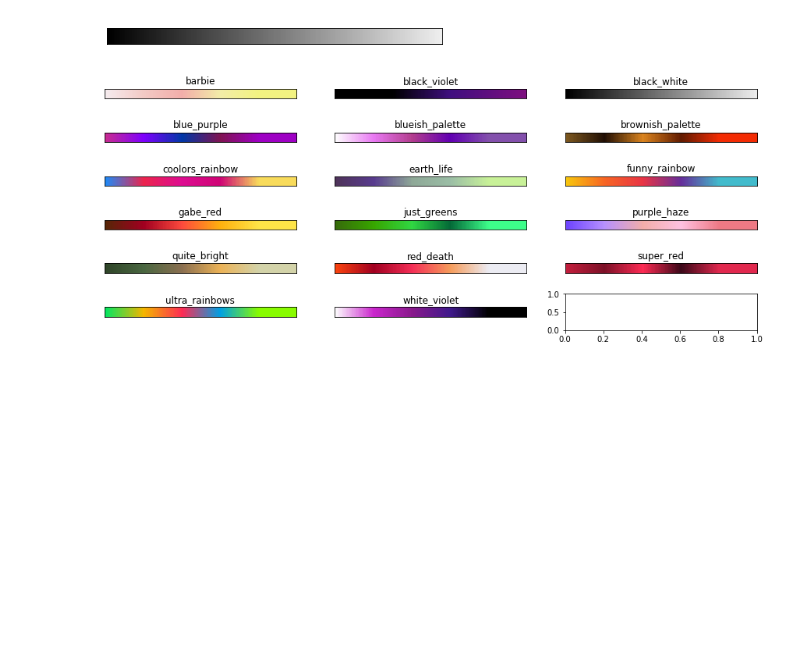
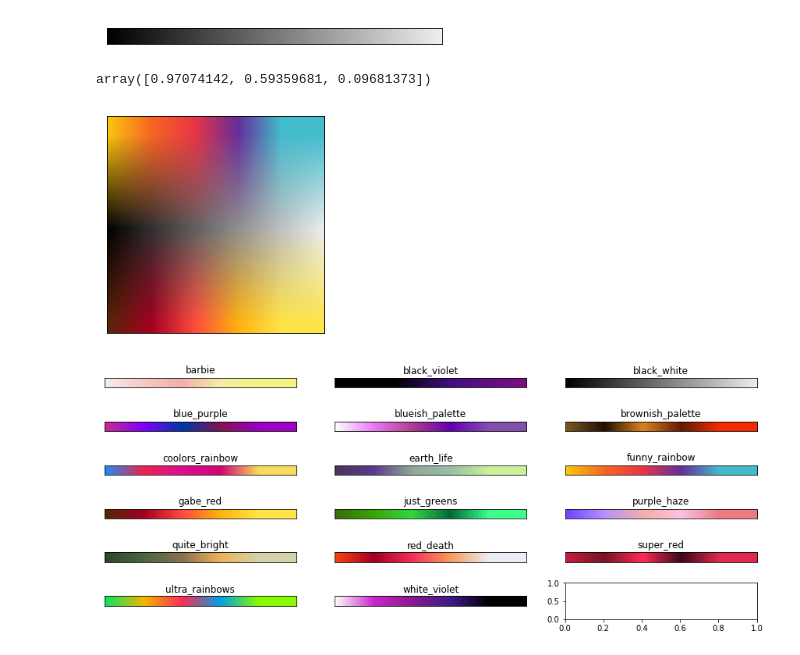
Before and after one commit to nuru-nu/moyo, a Jupyter notebook: notebooks/animations.ipynb, the cells around one changed output. Drawn from its saved outputs; the diff is of its cells as text; code cells hidden in the pictures; blank space fills up the shorter version.

Commit message:
Adds palette/speed valency/arousal compression wave.

```diff
--- a/notebooks/animations.ipynb
+++ b/notebooks/animations.ipynb
@@ -91,6 +70,36 @@ plot_palette(P.parse_colors_hex([(0, '000'), (1, 'fff')]))
 # %% [output]
 [figure]
 [figure]
+# %%
+C.Palette(P.funny_rainbow)(value=0.1)
+# %% [output]
+array([0.97074142, 0.59359681, 0.09681373])
+# %%
+
+ip = C.InterpolPalette(L.Named('ipv'), [
+    (-1, P.gabe_red),
+    (0, P.black_white),
+    (1, P.funny_rainbow),
+])
+
+# O(n^2) !!
+def plot_interpol_palette(ip, ipv_name, vmin, vmax, w=200, h=200, ax=None, title=None):
+    if ax is None:
+        plt.figure()
+        ax = plt.gca()
+    ax.imshow(np.array([
+        [ip(value=value, **{ipv_name: valence}) for value in np.linspace(0, 1, w)]
+        # vmin bottom
+        for valence in np.linspace(vmax, vmin, h)
+    ]))
+    ax.set_xticks([])
+    ax.set_yticks([])
+    if title is not None:
+        ax.set_title(title)
+
+plot_interpol_palette(ip, 'ipv', -1.1, 1.2)
+# %% [output]
+[figure, added]
 # %%
 # currently predefined palettes
 
```
Also changed, not shown: parts of 2 cells of this notebook, 5 other files.
